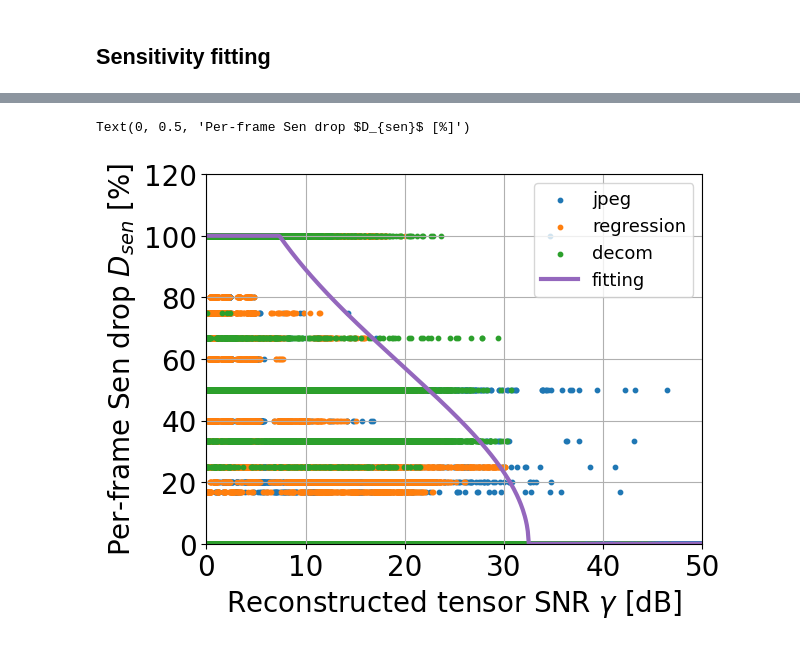
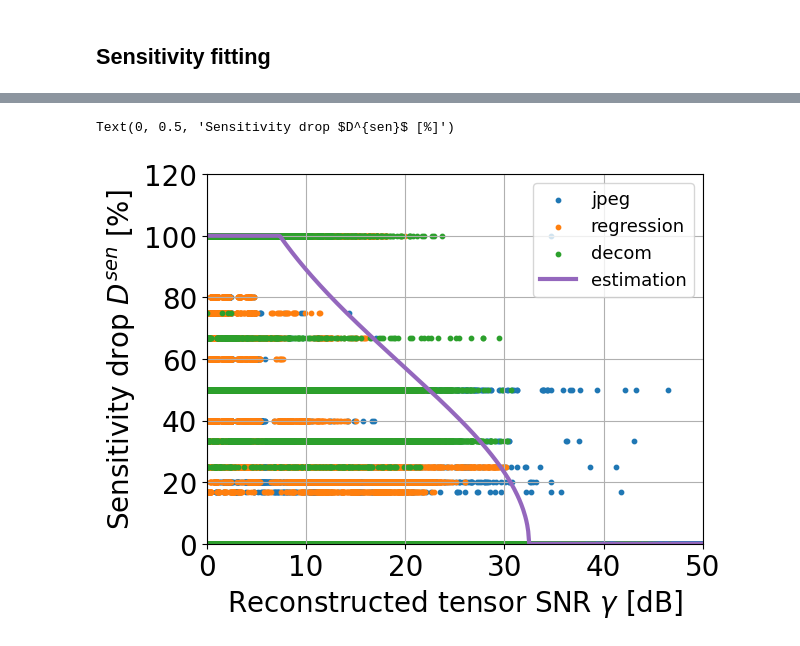
Before and after one commit to Rexyyj/split_DNN_framework, a Jupyter notebook: stable_tests/plot/snr_sen_drop_vidvrd.ipynb, the cells around one changed output, grey strips where cells are left out. Saved outputs shown, nothing was run; the diff lists cells and outputs as text; code cells hidden in the pictures.

```diff
--- a/stable_tests/plot/snr_sen_drop_vidvrd.ipynb
+++ b/stable_tests/plot/snr_sen_drop_vidvrd.ipynb
@@ -284,16 +292,16 @@ for x in test_x:
 # %%
 plt.figure()
 
 plt.scatter(snr_cleaned_jpeg, sens_diff_jpeg*100,s =10,label="jpeg" )
 plt.scatter(snr_cleaned_reg, sens_diff_reg*100,s=10,label="regression" )
 plt.scatter(snr_cleaned_decom, sens_diff_decom*100, s=10,label="decom" )
-plt.plot(test_x, test_y, color="tab:purple",linewidth=3.0 ,label="fitting")
+plt.plot(test_x, test_y, color="tab:purple",linewidth=3.0 ,label="estimation")
 plt.xlim([0,50])
 plt.ylim([0,120])
 plt.legend(loc="upper right", fontsize=13)
 plt.grid()
 plt.xlabel("Reconstructed tensor SNR $\gamma$ [dB]")
-plt.ylabel("Per-frame Sen drop $D_{sen}$ [%]")
+plt.ylabel("Sensitivity drop $D^{sen}$ [%]")
 # %% [output]
-Text(0, 0.5, 'Per-frame Sen drop $D_{sen}$ [%]')
+Text(0, 0.5, 'Sensitivity drop $D^{sen}$ [%]')
-[figure, old version]
+[figure, new version]
```
Also changed, not shown: parts of 4 cells of this notebook, 1 other file.
